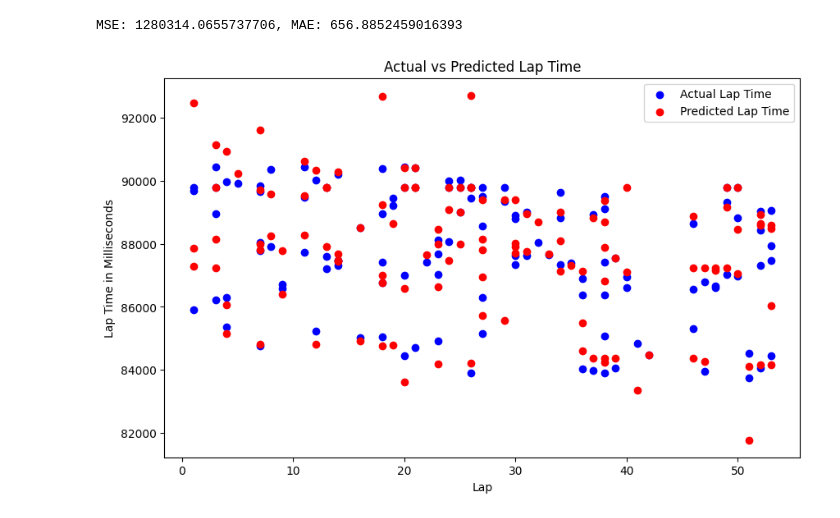
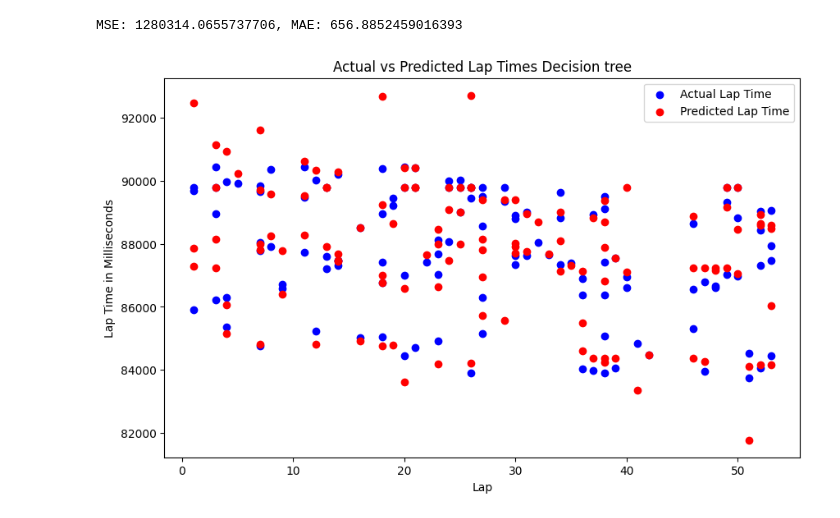
Before and after one commit to ProkkalyDavid/Formula1LaptTimePrediction, a Jupyter notebook: Formula1DecisionTree.ipynb, the cells around one changed output. Drawn from its saved outputs; the diff is of its cells as text; code cells hidden in the pictures.

```diff
--- a/Formula1DecisionTree.ipynb
+++ b/Formula1DecisionTree.ipynb
@@ -73,13 +73,13 @@ MSE: 1280314.0655737706, MAE: 656.8852459016393
 # %%
 # Predikciók és valós adatok plotolása
 plt.figure(figsize=(10,6))
 
 plt.scatter(X_test['lap'], y_test, color = 'blue', label = 'Actual Lap Time')
 plt.scatter(X_test['lap'], preds, color = 'red', label = 'Predicted Lap Time')
-plt.title('Actual vs Predicted Lap Time')
+plt.title('Actual vs Predicted Lap Times Decision tree')
 plt.xlabel('Lap')
 plt.ylabel('Lap Time in Milliseconds')
 plt.legend()
 plt.show()
 # %% [output]
-[figure, old version]
+[figure, new version]
```
Also changed, not shown: 2 other files.
